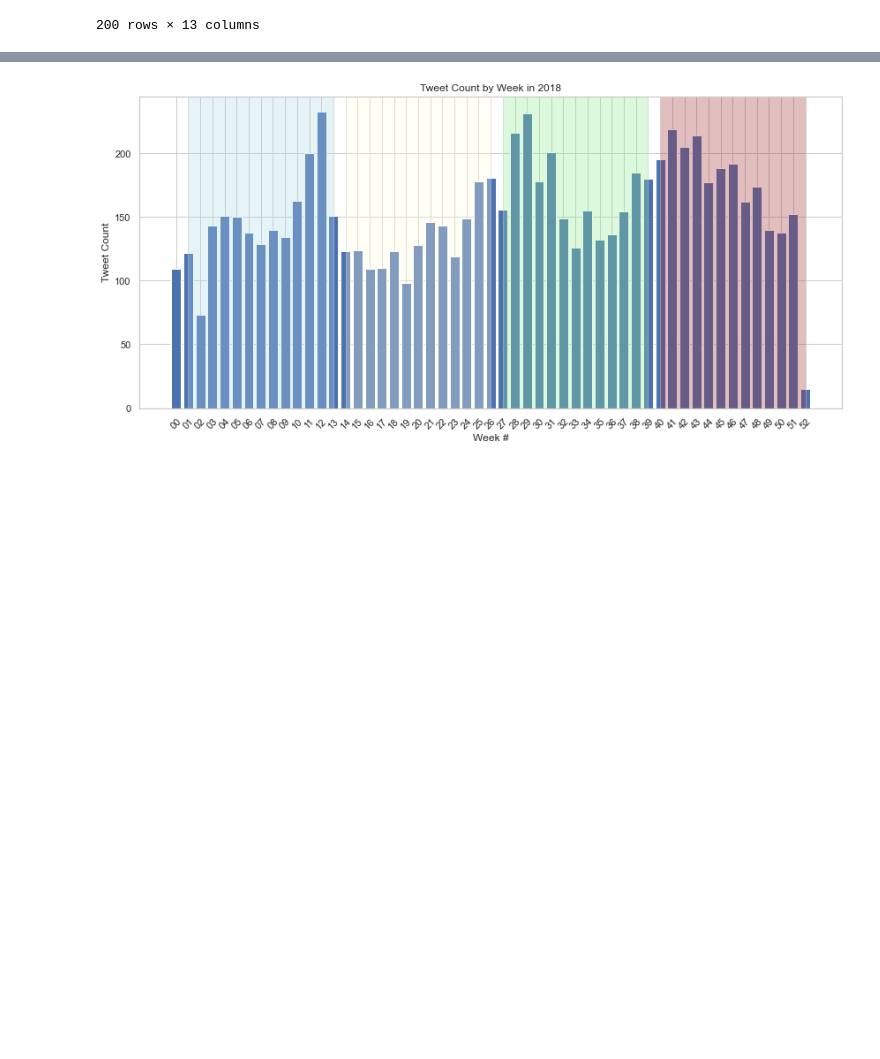
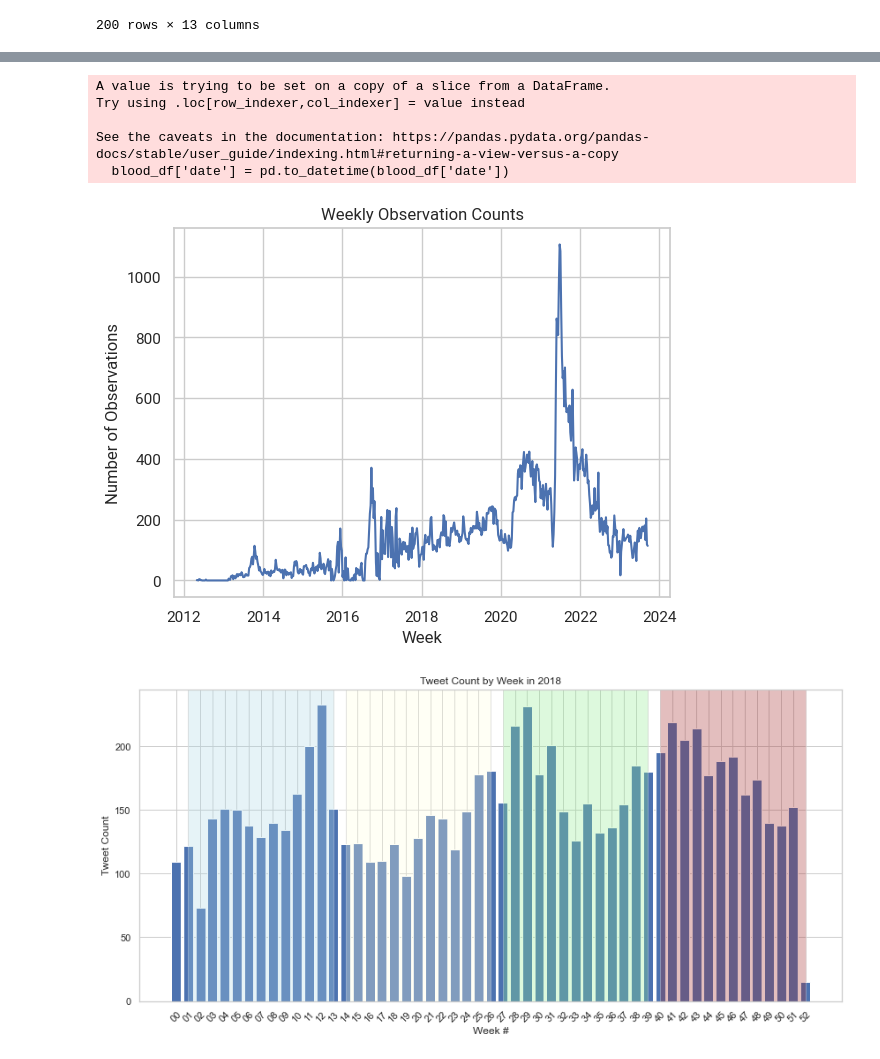
Before and after one commit to jonathanold/conflict-india, a Jupyter notebook: code/tweets/cities-blood-groups.ipynb, the cells around one changed output, grey strips where cells are left out. Cells and saved outputs as stored; diff of their text form; code cells hidden in the pictures; blank space fills up the shorter version.

Commit message:
Updated cleaning data code (for sentence similarity analysis)

```diff
--- a/code/tweets/cities-blood-groups.ipynb
+++ b/code/tweets/cities-blood-groups.ipynb
@@ -375,6 +390,33 @@ a
 # %% [output]
 |  | population | B+ | Any | AB- | AB+ | O+ | B- | A+ | A- | O- | OH- | ... |
 | 0 | 118058 | 0.174491 | 0.130131 | 0.029494 | 0.093717 | 0.174804 | 0.060826 | 0.159413 | 0.056057 | 0.082798 | 0.000042 | ... |
+# %%
+
+# Group by week and sum the values for each week
+blood_df['date'] = pd.to_datetime(blood_df['date'])
+
+# Group by week and count the number of observations for each week
+weekly_counts = blood_df.groupby(pd.Grouper(key='date', freq='W-SUN')).size()
+
+# Plot the data
+plt.plot(weekly_counts.index, weekly_counts.values)
+
+# Labeling and formatting
+plt.xlabel('Week')
+plt.ylabel('Number of Observations')
+plt.title('Weekly Observation Counts')
+
+# Show the plot
+plt.show()
+
+weekly_counts.to_excel('weekly_counts.xlsx', header=['Observation Count'])
+# %% [output]
+A value is trying to be set on a copy of a slice from a DataFrame.
+Try using .loc[row_indexer,col_indexer] = value instead
+
+See the caveats in the documentation: https://pandas.pydata.org/pandas-docs/stable/user_guide/indexing.html#returning-a-view-versus-a-copy
+  blood_df['date'] = pd.to_datetime(blood_df['date'])
+[figure, added]
 # %%
 # TASK 3: let's now analyze tweets weekly over the course of the year
 # Note: at the top of this notebook, we dropped all tweets that didn't have cities in their text. Most of them contained
```
Also changed, not shown: parts of 6 cells of this notebook, 1 other file.
